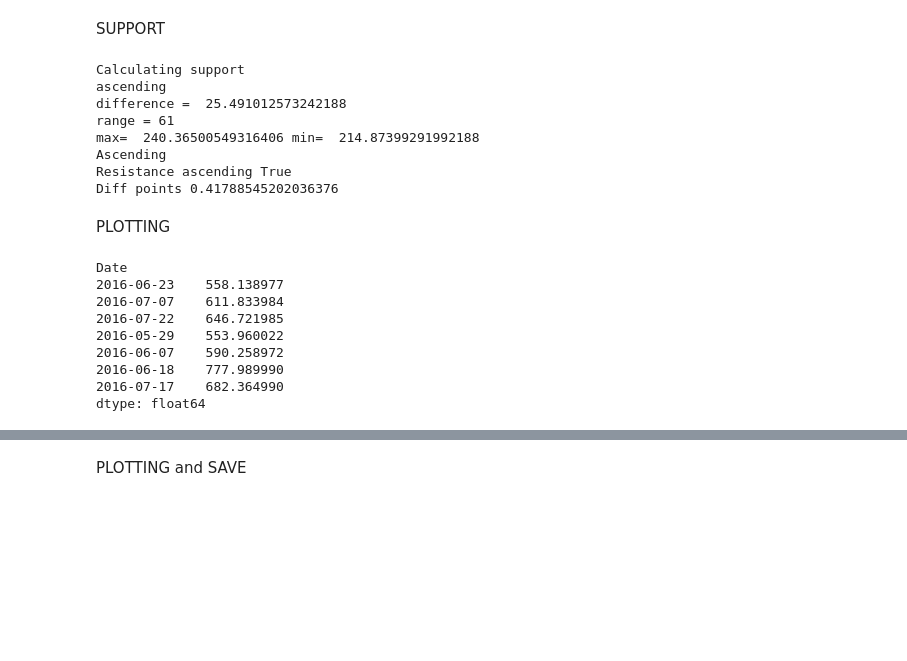
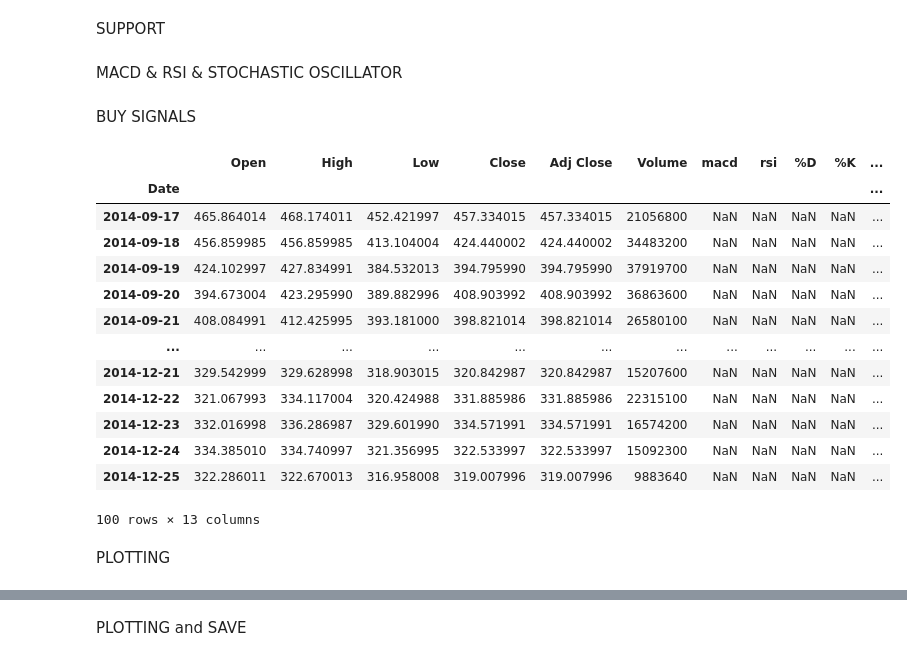
Before and after one commit to Generjet/binance_trader, a Jupyter notebook: jupyter/yfinancExtreme.ipynb, the cells around one changed output, grey strips where cells are left out. Cells and saved outputs as stored; diff of their text form; code cells hidden in the pictures; blank space fills up the shorter version.

Commit message:
macd added but bug need to be fixed

```diff
--- a/jupyter/yfinancExtreme.ipynb
+++ b/jupyter/yfinancExtreme.ipynb
@@ -199,7 +188,6 @@ Name: High, dtype: float64
 SUPPORT
 # %%
 def support(df):
-    print("Calculating support")
     supports = df[df.Low == df.Low.rolling(10, center=True).min()].Low
     support_points = supports.sort_values(ascending=True).head(2)
 
@@ -215,16 +203,13 @@ def support(df):
 
     min, max = min_max(support_points)
     y = support_points[0]
-    # support_today['support'] = np.nan
 
     if lineAscending == True:
         y = min
-        print("Ascending")
         for i in support_today.index:
             y = y + diff_step
             y_values.append(y)
             x_values.append(i)
-            # support_today.loc[support_today.index==i, 'support'] = y
             df.loc[df.index==i, 'support'] = y
     elif lineAscending == False:
         y = max
@@ -232,21 +217,26 @@ def support(df):
             y = y - diff_step
             y_values.append(y)
             x_values.append(i)
-            # support_today.loc[support_today.index==i, 'support'] = y
             df.loc[df.index==i, 'support'] = y
-        print("Descending")
-
-    print("Resistance ascending", lineAscending)
-    print("Diff points", diff_step)
 
 # run test
-support(df)
+# support(df)
-# %% [output]
-Calculating support
-ascending
-difference =  25.491012573242188
-range = 61
-max=  240.36500549316406 min=  214.87399291992188
-Ascending
-Resistance ascending True
-Diff points 0.41788545202036376
+# %% [markdown]
+MACD & RSI & STOCHASTIC OSCILLATOR
+# %%
+data['macd'] = np.nan
+data['rsi'] = np.nan
+data['%D'] = np.nan
+data['%K'] = np.nan
+df = data[0:100]
+
+def applytechnicals(df):
+    # window for 14 days and smooth window for 3days
+    df['%K'] = ta.momentum.stoch(df.High, df.Low, df.Close, window=14, smooth_window=3)
+    df['%D'] = df['%K'].rolling(3).mean()
+    df['rsi'] = ta.momentum.rsi(df.Close, window=14)
+    df['macd'] = ta.trend.macd_diff(df.Close)
+    df.dropna(inplace=True)
+    return df
+# %% [markdown]
+BUY SIGNALS
@@ -253,15 +249,20 @@ Diff points 0.41788545202036376
+# %%
+df
+# %% [output]
+|  | Open | High | Low | Close | Adj Close | Volume | macd | rsi | %D | %K | ... |
+| Date |  |  |  |  |  |  |  |  |  |  | ... |
+| 2014-09-17 | 465.864014 | 468.174011 | 452.421997 | 457.334015 | 457.334015 | 21056800 | NaN | NaN | NaN | NaN | ... |
+| 2014-09-18 | 456.859985 | 456.859985 | 413.104004 | 424.440002 | 424.440002 | 34483200 | NaN | NaN | NaN | NaN | ... |
+| 2014-09-19 | 424.102997 | 427.834991 | 384.532013 | 394.795990 | 394.795990 | 37919700 | NaN | NaN | NaN | NaN | ... |
+| 2014-09-20 | 394.673004 | 423.295990 | 389.882996 | 408.903992 | 408.903992 | 36863600 | NaN | NaN | NaN | NaN | ... |
+| 2014-09-21 | 408.084991 | 412.425995 | 393.181000 | 398.821014 | 398.821014 | 26580100 | NaN | NaN | NaN | NaN | ... |
+| ... | ... | ... | ... | ... | ... | ... | ... | ... | ... | ... | ... |
+| 2014-12-21 | 329.542999 | 329.628998 | 318.903015 | 320.842987 | 320.842987 | 15207600 | NaN | NaN | NaN | NaN | ... |
+| 2014-12-22 | 321.067993 | 334.117004 | 320.424988 | 331.885986 | 331.885986 | 22315100 | NaN | NaN | NaN | NaN | ... |
+| 2014-12-23 | 332.016998 | 336.286987 | 329.601990 | 334.571991 | 334.571991 | 16574200 | NaN | NaN | NaN | NaN | ... |
+| 2014-12-24 | 334.385010 | 334.740997 | 321.356995 | 322.533997 | 322.533997 | 15092300 | NaN | NaN | NaN | NaN | ... |
+| 2014-12-25 | 322.286011 | 322.670013 | 316.958008 | 319.007996 | 319.007996 | 9883640 | NaN | NaN | NaN | NaN | ... |
+100 rows × 13 columns
 # %% [markdown]
 PLOTTING
-# %%
-clean_levels
-# %% [output]
-Date
-2016-06-23    558.138977
-2016-07-07    611.833984
-2016-07-22    646.721985
-2016-05-29    553.960022
-2016-06-07    590.258972
-2016-06-18    777.989990
-2016-07-17    682.364990
-dtype: float64
 # %%
```
Also changed, not shown: parts of 11 cells of this notebook.
